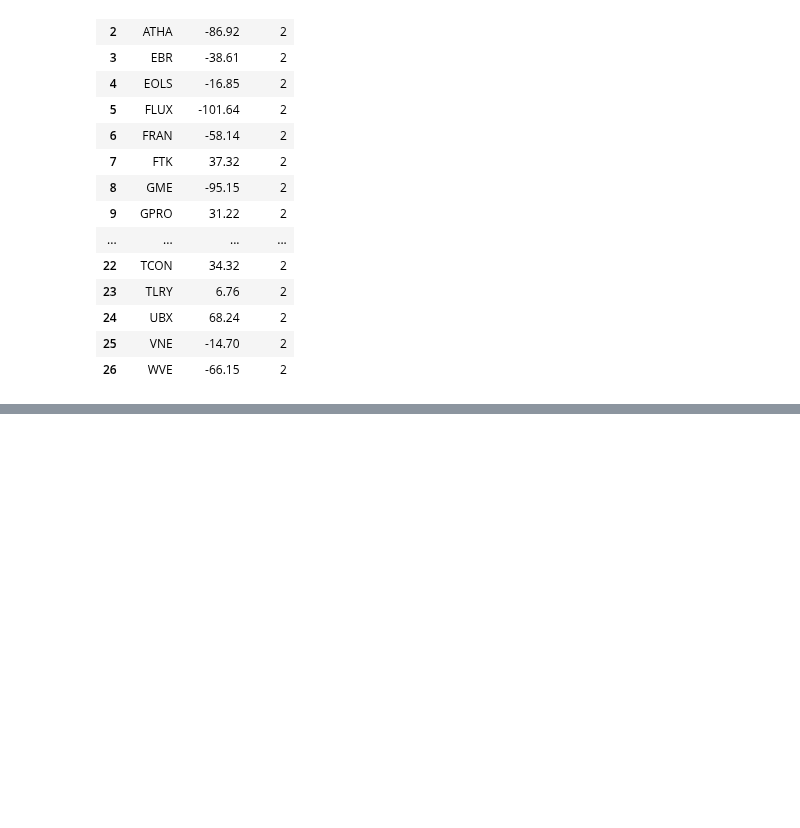
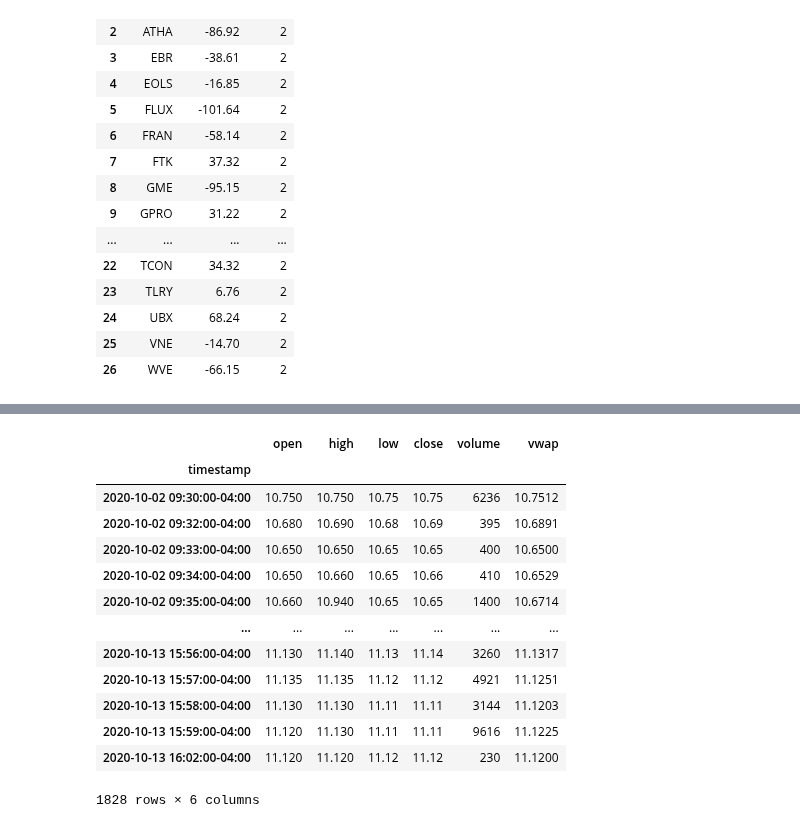
Before and after one commit to amor71/LiuAlgoTrader, a Jupyter notebook: analyis/notebooks/portfolio_performance_analysis.ipynb, the cells around one changed output, grey strips where cells are left out. Drawn from its saved outputs; the diff is of its cells as text; code cells hidden in the pictures; blank space fills up the shorter version.

```diff
--- a/analyis/notebooks/portfolio_performance_analysis.ipynb
+++ b/analyis/notebooks/portfolio_performance_analysis.ipynb
@@ -238 +237,18 @@ CGC analysis with profit $30.78
 ... (90 outputs left out)
+# %%
+minute_history['ACEL']
+# %% [output]
+|  | open | high | low | close | volume | vwap |
+| timestamp |  |  |  |  |  |  |
+| 2020-10-02 09:30:00-04:00 | 10.750 | 10.750 | 10.75 | 10.75 | 6236 | 10.7512 |
+| 2020-10-02 09:32:00-04:00 | 10.680 | 10.690 | 10.68 | 10.69 | 395 | 10.6891 |
+| 2020-10-02 09:33:00-04:00 | 10.650 | 10.650 | 10.65 | 10.65 | 400 | 10.6500 |
+| 2020-10-02 09:34:00-04:00 | 10.650 | 10.660 | 10.65 | 10.66 | 410 | 10.6529 |
+| 2020-10-02 09:35:00-04:00 | 10.660 | 10.940 | 10.65 | 10.65 | 1400 | 10.6714 |
+| ... | ... | ... | ... | ... | ... | ... |
+| 2020-10-13 15:56:00-04:00 | 11.130 | 11.140 | 11.13 | 11.14 | 3260 | 11.1317 |
+| 2020-10-13 15:57:00-04:00 | 11.135 | 11.135 | 11.12 | 11.12 | 4921 | 11.1251 |
+| 2020-10-13 15:58:00-04:00 | 11.130 | 11.130 | 11.11 | 11.11 | 3144 | 11.1203 |
+| 2020-10-13 15:59:00-04:00 | 11.120 | 11.130 | 11.11 | 11.11 | 9616 | 11.1225 |
+| 2020-10-13 16:02:00-04:00 | 11.120 | 11.120 | 11.12 | 11.12 | 230 | 11.1200 |
+1828 rows × 6 columns
```
Also changed, not shown: parts of 6 cells of this notebook, 2 other files.
